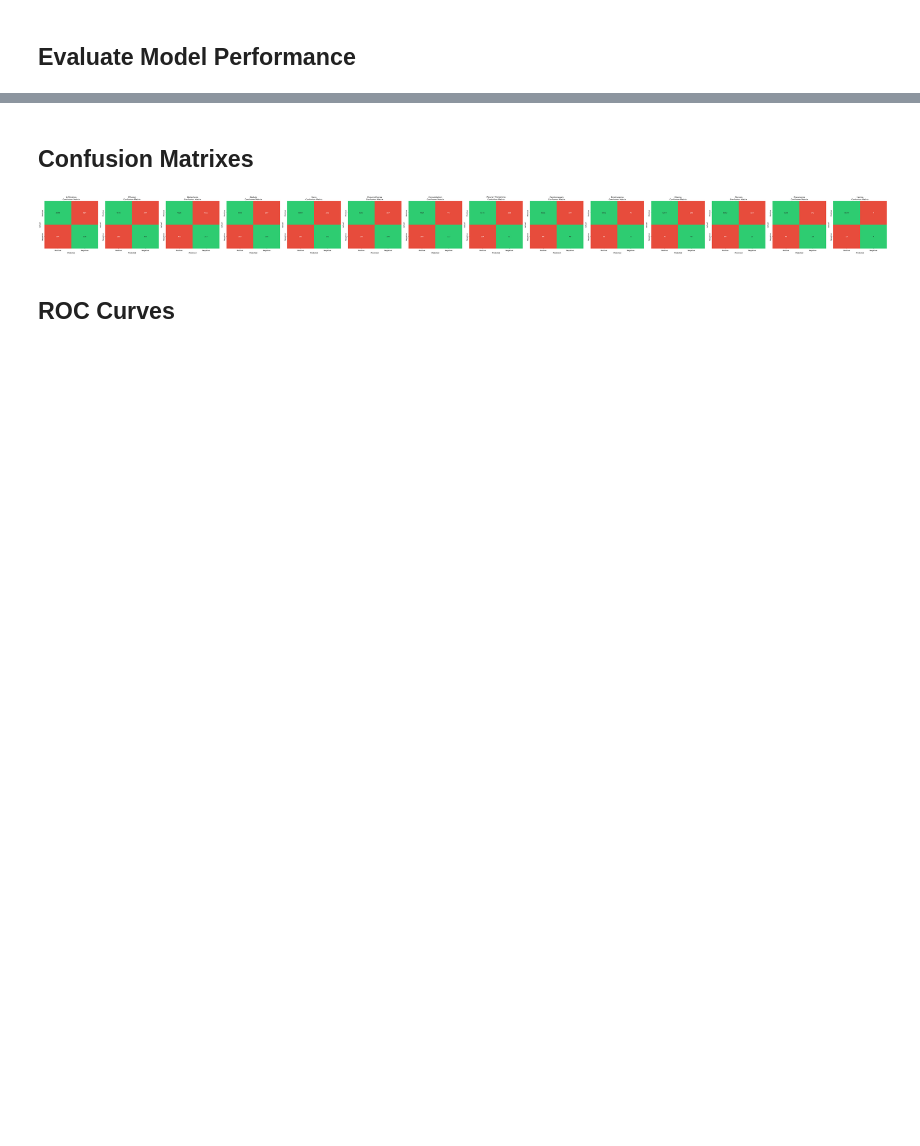
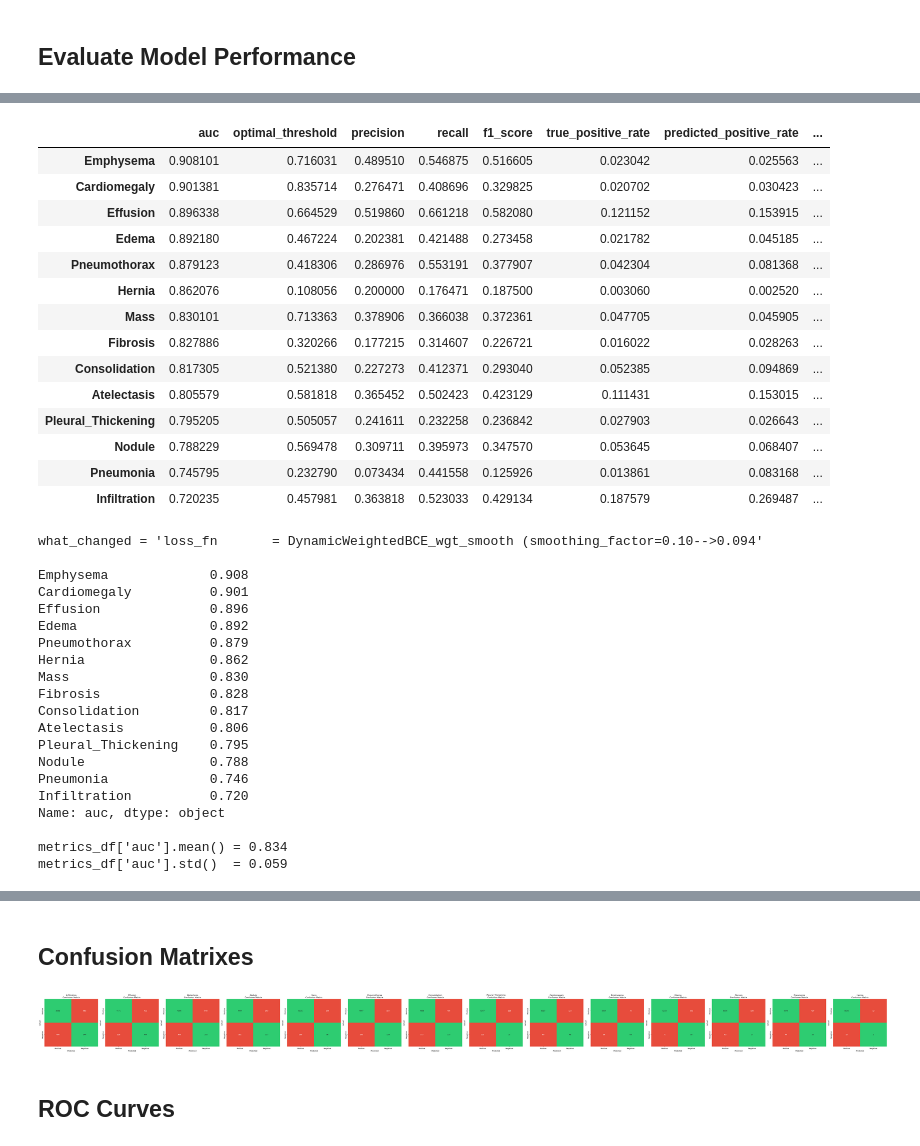
Before and after one commit to grfiv/ChestX-ray14, a Jupyter notebook: 3. Test Model Architecture.ipynb, the cells around one changed output, grey strips where cells are left out. Drawn from its saved outputs; the diff is of its cells as text; code cells hidden in the pictures; blank space fills up the shorter version.

```diff
--- a/3. Test Model Architecture.ipynb
+++ b/3. Test Model Architecture.ipynb
@@ -1154,0 +1137,49 @@ Infiltration:
+# %%
+# Convert the dictionary to a pandas DataFrame
+metrics_df = pd.DataFrame.from_dict(metrics_dict, orient='index')
+metrics_df = metrics_df.sort_values(by='auc', ascending=False)
+
+
+display(metrics_df)
+
+print(f"\n{what_changed = }\n")
+
+print(metrics_df['auc'].apply(lambda x: f"{x:.3f}"))
+print(f"\n{metrics_df['auc'].mean() = :.03f}")
+print(f"{metrics_df['auc'].std()  = :.03f}")
+# %% [output]
+|  | auc | optimal_threshold | precision | recall | f1_score | true_positive_rate | predicted_positive_rate | ... |
+| Emphysema | 0.908101 | 0.716031 | 0.489510 | 0.546875 | 0.516605 | 0.023042 | 0.025563 | ... |
+| Cardiomegaly | 0.901381 | 0.835714 | 0.276471 | 0.408696 | 0.329825 | 0.020702 | 0.030423 | ... |
+| Effusion | 0.896338 | 0.664529 | 0.519860 | 0.661218 | 0.582080 | 0.121152 | 0.153915 | ... |
+| Edema | 0.892180 | 0.467224 | 0.202381 | 0.421488 | 0.273458 | 0.021782 | 0.045185 | ... |
+| Pneumothorax | 0.879123 | 0.418306 | 0.286976 | 0.553191 | 0.377907 | 0.042304 | 0.081368 | ... |
+| Hernia | 0.862076 | 0.108056 | 0.200000 | 0.176471 | 0.187500 | 0.003060 | 0.002520 | ... |
+| Mass | 0.830101 | 0.713363 | 0.378906 | 0.366038 | 0.372361 | 0.047705 | 0.045905 | ... |
+| Fibrosis | 0.827886 | 0.320266 | 0.177215 | 0.314607 | 0.226721 | 0.016022 | 0.028263 | ... |
+| Consolidation | 0.817305 | 0.521380 | 0.227273 | 0.412371 | 0.293040 | 0.052385 | 0.094869 | ... |
+| Atelectasis | 0.805579 | 0.581818 | 0.365452 | 0.502423 | 0.423129 | 0.111431 | 0.153015 | ... |
+| Pleural_Thickening | 0.795205 | 0.505057 | 0.241611 | 0.232258 | 0.236842 | 0.027903 | 0.026643 | ... |
+| Nodule | 0.788229 | 0.569478 | 0.309711 | 0.395973 | 0.347570 | 0.053645 | 0.068407 | ... |
+| Pneumonia | 0.745795 | 0.232790 | 0.073434 | 0.441558 | 0.125926 | 0.013861 | 0.083168 | ... |
+| Infiltration | 0.720235 | 0.457981 | 0.363818 | 0.523033 | 0.429134 | 0.187579 | 0.269487 | ... |
+what_changed = 'loss_fn       = DynamicWeightedBCE_wgt_smooth (smoothing_factor=0.10-->0.094'
+
+Emphysema             0.908
+Cardiomegaly          0.901
+Effusion              0.896
+Edema                 0.892
+Pneumothorax          0.879
+Hernia                0.862
+Mass                  0.830
+Fibrosis              0.828
+Consolidation         0.817
+Atelectasis           0.806
+Pleural_Thickening    0.795
+Nodule                0.788
+Pneumonia             0.746
+Infiltration          0.720
+Name: auc, dtype: object
+
+metrics_df['auc'].mean() = 0.834
+metrics_df['auc'].std()  = 0.059
```
Also changed, not shown: parts of 13 cells of this notebook.
